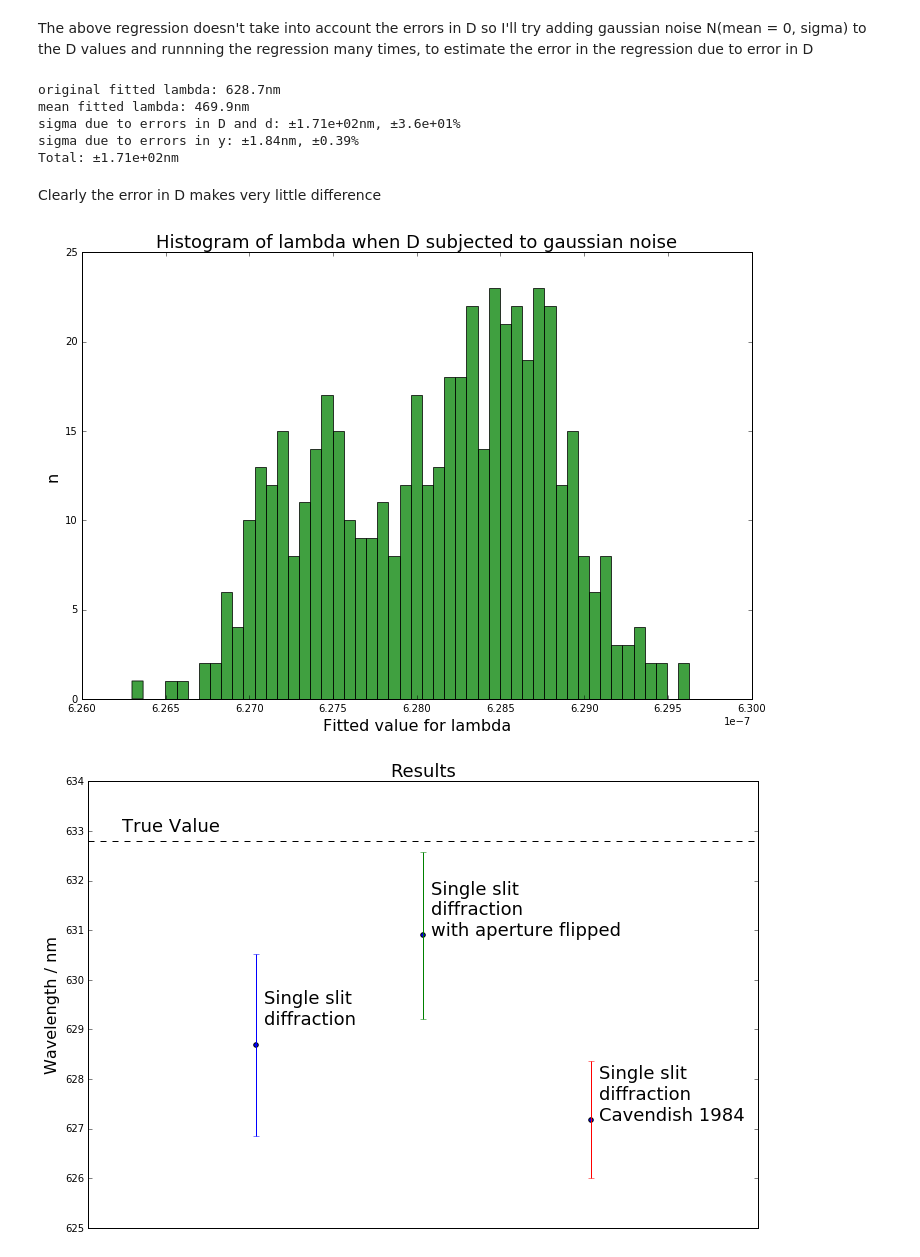
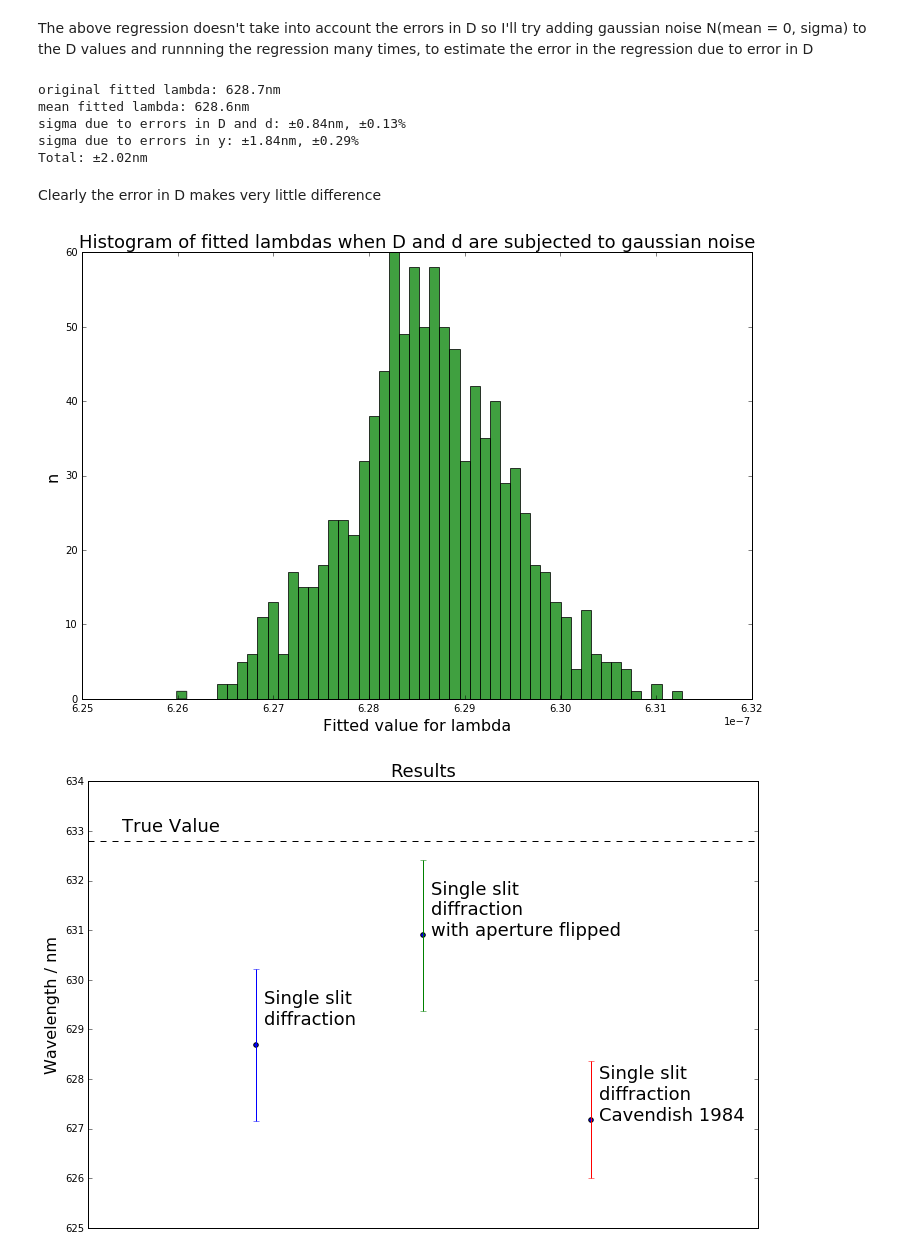
Before and after one commit to TomHodson/Notebooks, a Jupyter notebook: Extended investigation data analysis 2.ipynb, the cells around one changed output. Drawn from its saved outputs; the diff is of its cells as text; code cells hidden in the pictures.

```diff
--- a/Extended investigation data analysis 2.ipynb
+++ b/Extended investigation data analysis 2.ipynb
@@ -256,14 +256,14 @@ External lambda = 6.272e-07m ± 1.2e-09m
 # %% [markdown]
 The above regression doesn't take into account the errors in D so I'll try adding gaussian noise N(mean = 0, sigma) to the D values and runnning the regression many times, to estimate the error in the regression due to error in D
 # %%
-def noisy_fit(data, n =1000):
+def noisy_fit(data, n = 1000):
     data["true_D"] = data.D
     data["true_d"] = data.d
     ls = []
     for i in range(n):
         data.D = data.true_D + np.random.normal(loc = 0.0, scale = 0.005, size = len(data.D))
-        data.d = np.array([np.random.normal(mean, std) for mean,std in np.array(data[["d", "delta_d_"]])])
-        #data.d = data.true_d + np.random.normal(loc = 0.0, scale = , size = len(data.d))
+        data.d = np.array([np.random.normal(mean, std) for mean,std in np.array(data[["true_d", "delta_d_"]])])
+        #data.d = data.true_d + np.random.normal(loc = 0.0, scale = 0.000750, size = len(data.d))
         popt, pcov = curve_fit(fn, data[["D", "d"]], data["y"], p0 = true_l, sigma = data.delta_y, absolute_sigma = True)
         ls.append(popt[0])
 
@@ -282,10 +282,10 @@ total = np.sqrt(delta_l1**2 + ls.std()**2)
 print("Total: ±{:.3}nm".format( total * 1e9, 100 * total / ls.mean()))
 # %% [output]
 original fitted lambda: 628.7nm
-mean fitted lambda: 469.9nm
-sigma due to errors in D and d: ±1.71e+02nm, ±3.6e+01%
-sigma due to errors in y: ±1.84nm, ±0.39%
-Total: ±1.71e+02nm
+mean fitted lambda: 628.6nm
+sigma due to errors in D and d: ±0.84nm, ±0.13%
+sigma due to errors in y: ±1.84nm, ±0.29%
+Total: ±2.02nm
 # %% [markdown]
 Clearly the error in D makes very little difference
 # %%
@@ -296,28 +296,28 @@ plt.ylabel('n', fontsize = 16)
 plt.title('Histogram of fitted lambdas when D and d are subjected to gaussian noise', fontsize = 18)
 plt.savefig("./figs/D_hist.png", dpi = 300)
 # %% [output]
-[figure, old version]
+[figure, new version]
 # %%
 #collect the results together with some labels
 ls = np.array([l1, l2, l3]) * 1e9
-delta_ls = np.array([delta_l1, delta_l2, delta_l3]) * 1e9
+delta_ls = np.array([np.sqrt(delta_l1**2 + ls.std()**2), np.sqrt(delta_l2**2 + ls.std()**2), delta_l3 * 1e9])
 labels = ('Single slit\ndiffraction\n',
           'Single slit\ndiffraction\nwith aperture flipped',
           'Single slit\ndiffraction\nCavendish 1984')
 
 for n, l, delta_l, label in zip(range(len(ls)), ls, delta_ls, labels):
     plt.scatter((n,), (l,))
     plt.errorbar((n,), (l,), yerr = (delta_l,))
     plt.annotate(label, (n + 0.05, l), fontsize = 18)
 
 #true value
 plt.plot((-1, len(ls)), (true_l * 1e9, true_l * 1e9), "k--")
 plt.annotate("True Value", (-0.8,true_l * 1e9 + 0.2), fontsize = 18)
 
 plt.gca().get_xaxis().set_visible(False)
 plt.title("Results", fontsize = 18)
 plt.xlim((-1,len(ls)))
 plt.gca().set_ylabel('Wavelength / nm', fontsize = 16)
 plt.savefig("./figs/Results.png", dpi = 300)
 # %% [output]
-[figure, old version]
+[figure, new version]
```
Also changed, not shown: parts of 1 cell of this notebook, 2 other files.
